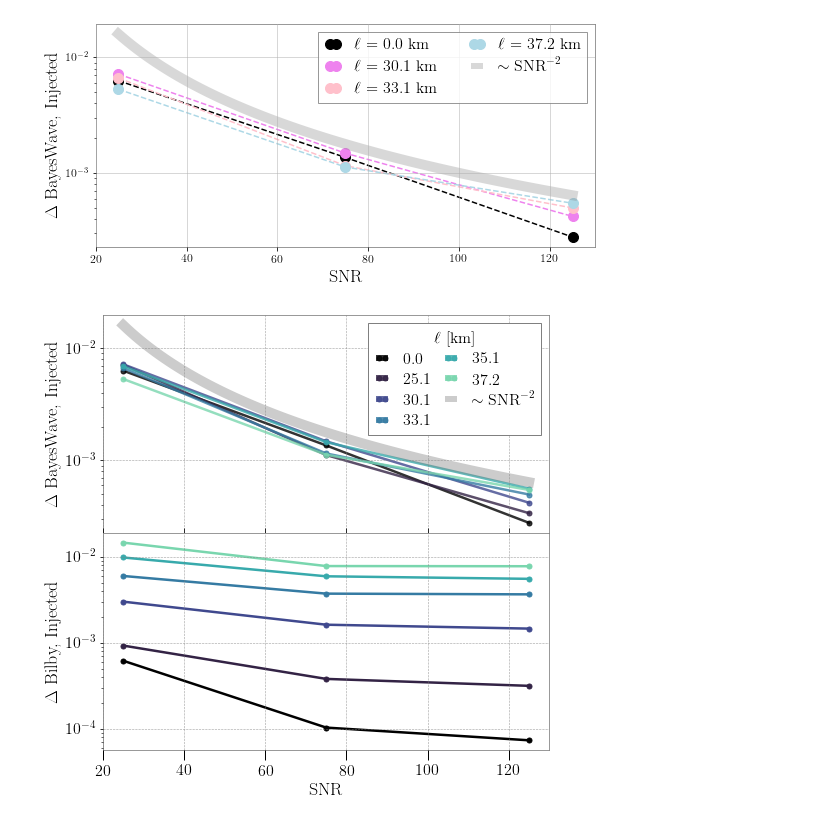
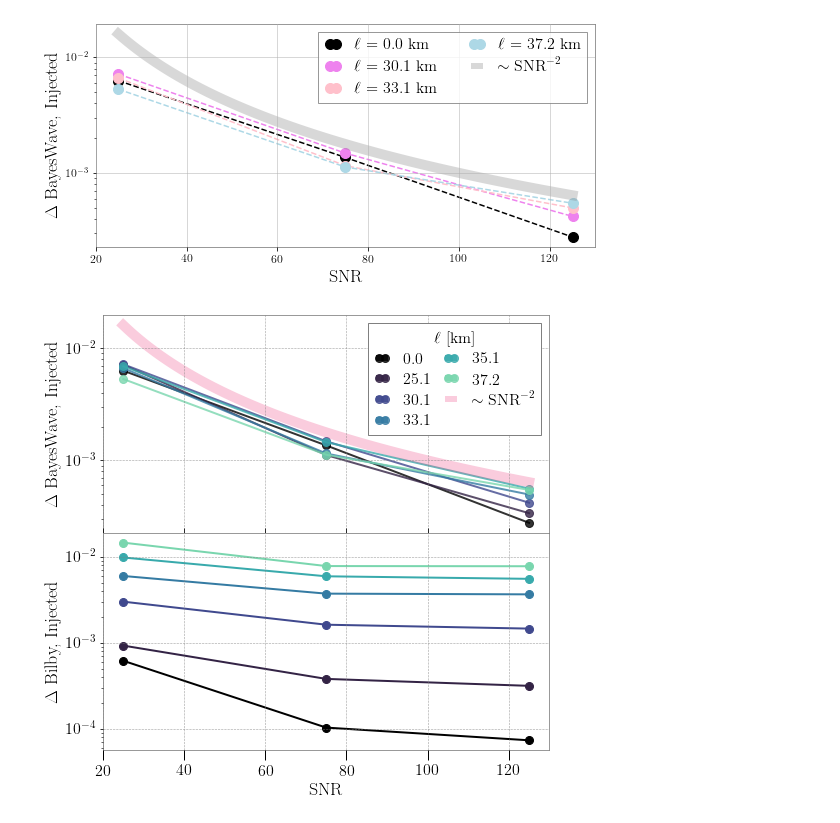
Before and after one commit to mariaokounkova/BeyondGRAnalysis, a Jupyter notebook: BilbyAnalysis.ipynb, the cells around one changed output. Saved outputs shown, nothing was run; the diff lists cells and outputs as text; code cells hidden in the pictures.

```diff
--- a/BilbyAnalysis.ipynb
+++ b/BilbyAnalysis.ipynb
@@ -26,6 +26,7 @@ from ipynb.fs.full.Auxiliary import SubtractPeakTime, EllinKm, ComputeOverlap, C
 # Plot parameters
 matplotlib.rcParams['mathtext.fontset'] = 'stix'
 matplotlib.rcParams['font.family'] = 'STIXGeneral'
+matplotlib.rcParams['axes.labelsize'] = 24
 
 t_gps = 1126259462.0
 t_start = t_gps - 2.0
@@ -185,7 +200,7 @@ fig, ax_arr = plt.subplots(dim, dim, figsize=(12, 12))
 handles = []
 posterior_samples.plot(type="corner",
                          parameters=parameters, fig = fig, color = 'magenta', truths=truths, truth_color='black', \
-                           quantiles=[])
+                           quantiles=[], kde_kwargs={'labelsize':180})
 
 l = ax_arr[1][2].plot([0,0], [0,0], label='test', color = 'magenta')
 handles.append(l[0])
@@ -214,6 +229,10 @@ ax_arr[4][3].set_ylim(RangeDict['chi_eff'])
 
 for ax in fig.get_axes():
     ax.grid(False)
+    xlbl = ax.xaxis.get_label()
+    ax.set_xlabel(xlbl.get_text(), fontsize=30)
+    ylbl = ax.yaxis.get_label()
+    ax.set_ylabel(ylbl.get_text(), fontsize=30)
 
 plt.setp(legend.get_title(),fontsize=20)
 #plt.tight_layout()
@@ -717,40 +703,40 @@ def PlotBayesWaveBilbyOverlap():
             bilby_delta = 1.0 - overlap
             bilby_delta_arr.append(bilby_delta)
 
-        ax[0].plot(snrs, bw_delta_arr, '-o', color = color,  lw = 2.5, alpha = 0.8, label = "%.1f" % EllinKm(ell, mass), markersize = 5)
-        ax[1].plot(snrs, bilby_delta_arr, '-o', color = color, lw = 2.5, label = "$\ell$ = %.1f km" % EllinKm(ell, mass), markersize = 5)
+        ax[0].plot(snrs, bw_delta_arr, '-o', color = color,  lw = 2.0, alpha = 0.8, label = "%.1f" % EllinKm(ell, mass), markersize = 8)
+        ax[1].plot(snrs, bilby_delta_arr, '-o', color = color, lw = 2.0, label = "$\ell$ = %.1f km" % EllinKm(ell, mass), markersize = 8)
 
     ## Add in 1/SNR^2 curve
     SNRS = np.linspace(snrs[0], snrs[-1], 100)
     snr_curve = SNRS**-2.0
-    ax[0].plot(SNRS, snr_curve*10, color='gray', label = r'$\sim \mathrm{SNR}^{-2}$', alpha = 0.4, lw = 10.0)
+    ax[0].plot(SNRS, snr_curve*10, color='#f0568f', label = r'$\sim \mathrm{SNR}^{-2}$', alpha = 0.3, lw = 10.0)
 
     plt.subplots_adjust(hspace=0.0)
 
     leg = ax[0].legend(fontsize=16, ncol=2, title = r'$\ell$ [km]', \
                        columnspacing=0.8, labelspacing = 0.4, framealpha = 1.0, frameon = True, loc = 'upper right')
     plt.setp(leg.get_title(),fontsize=16)
 
     ax[0].set_yscale('log')
     ax[1].set_yscale('log')
 
     ax[0].set_ylabel(r'$\Delta$ BayesWave, Injected', fontsize=18)
     ax[1].set_ylabel(r'$\Delta$ Bilby, Injected', fontsize=18)
     ax[1].set_xlabel('SNR', fontsize=18)
     #plt.savefig('BayeswaveBilbyDeltas.pdf')
 
     ax[0].tick_params(axis='y', labelsize=16)
     ax[1].tick_params(axis='y', labelsize=16)
 
     ax[0].tick_params(axis = 'x', direction='inout', length=10)
     ax[1].tick_params(axis = 'x', direction='out', length=10, width=1, colors='k',
                grid_color='b', grid_alpha=0.5, labelsize=16)
 
     for axis in ax:
         axis.grid(True, alpha=0.7, lw = 0.6, ls = '--', color = 'gray')
     plt.savefig('DeltaBWBilby.pdf')
     plt.show()
 
 PlotBayesWaveBilbyOverlap()
 # %% [output]
-[figure, old version]
+[figure, new version]
```
Also changed, not shown: parts of 5 cells of this notebook.
